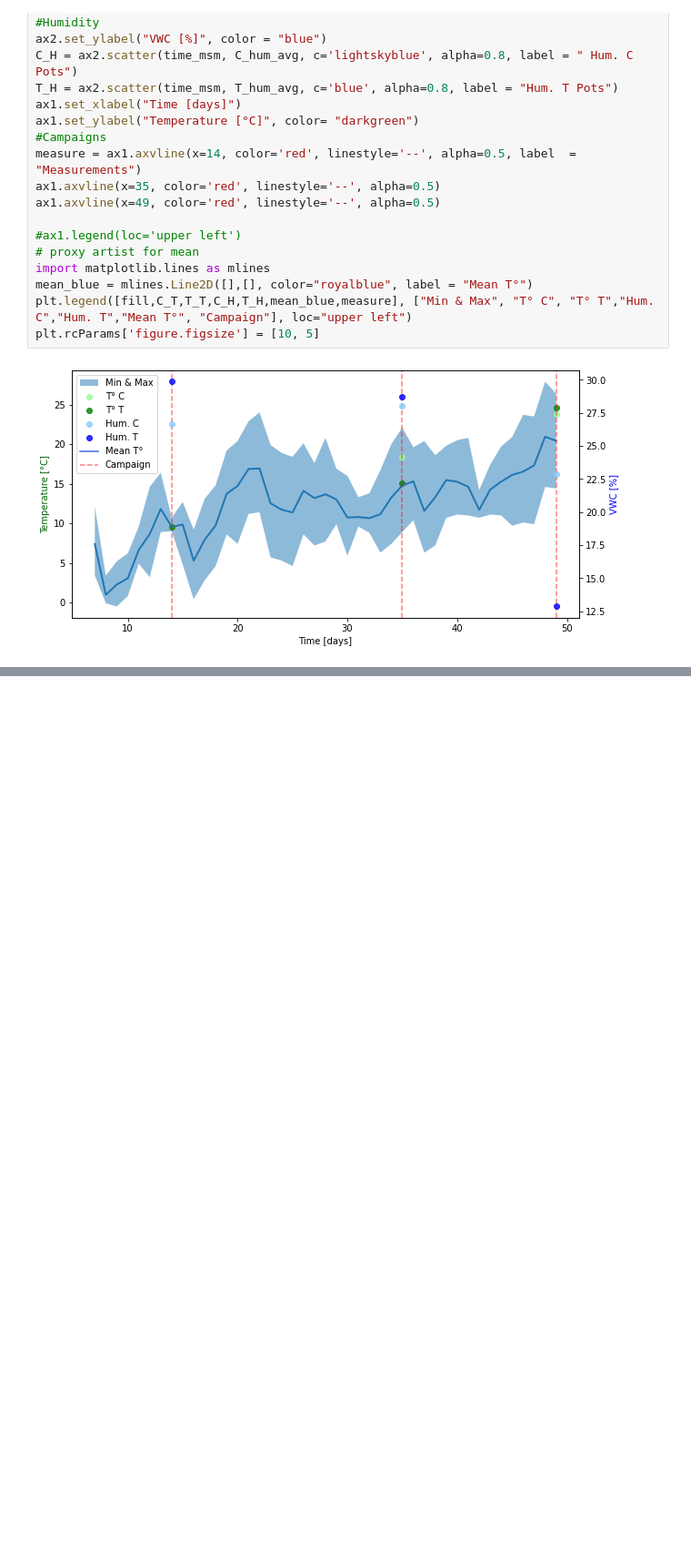
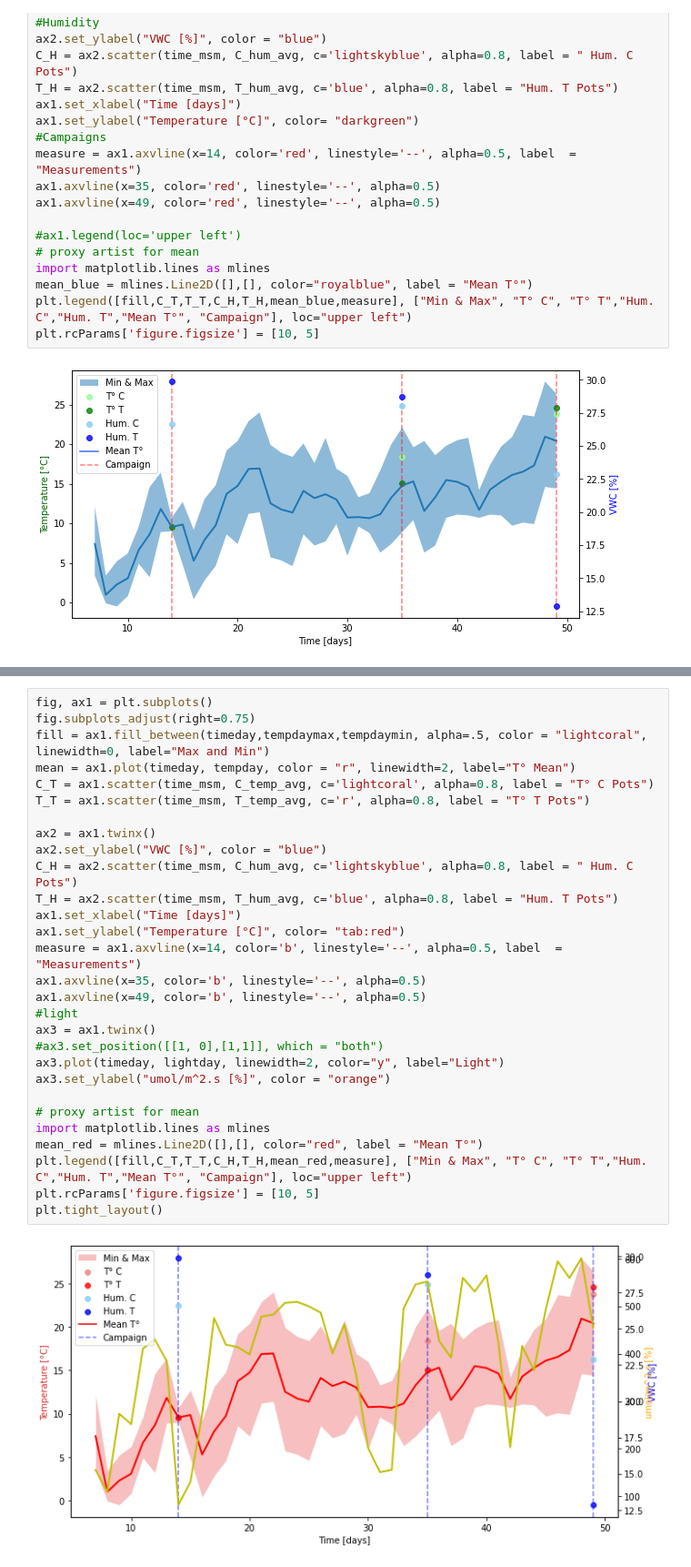
Before and after one commit to matheogodenzi/Ecology, a Jupyter notebook: Data_analysis.ipynb, the cells around one changed output, grey strips where cells are left out. Shown: that part at 91% size. Cells and saved outputs as stored; diff of their text form; blank space fills up the shorter version.

```diff
--- a/Data_analysis.ipynb
+++ b/Data_analysis.ipynb
@@ -186,3 +204,34 @@ plt.tight_layout()
+# %%
+fig, ax1 = plt.subplots()
+fig.subplots_adjust(right=0.75)
+fill = ax1.fill_between(timeday,tempdaymax,tempdaymin, alpha=.5, color = "lightcoral", linewidth=0, label="Max and Min")
+mean = ax1.plot(timeday, tempday, color = "r", linewidth=2, label="T° Mean")
+C_T = ax1.scatter(time_msm, C_temp_avg, c='lightcoral', alpha=0.8, label = "T° C Pots")
+T_T = ax1.scatter(time_msm, T_temp_avg, c='r', alpha=0.8, label = "T° T Pots")
+
+ax2 = ax1.twinx()
+ax2.set_ylabel("VWC [%]", color = "blue")
+C_H = ax2.scatter(time_msm, C_hum_avg, c='lightskyblue', alpha=0.8, label = " Hum. C Pots")
+T_H = ax2.scatter(time_msm, T_hum_avg, c='blue', alpha=0.8, label = "Hum. T Pots")
+ax1.set_xlabel("Time [days]")
+ax1.set_ylabel("Temperature [°C]", color= "tab:red")
+measure = ax1.axvline(x=14, color='b', linestyle='--', alpha=0.5, label  = "Measurements")
+ax1.axvline(x=35, color='b', linestyle='--', alpha=0.5)
+ax1.axvline(x=49, color='b', linestyle='--', alpha=0.5)
+#light
+ax3 = ax1.twinx()
+#ax3.set_position([[1, 0],[1,1]], which = "both")
+ax3.plot(timeday, lightday, linewidth=2, color="y", label="Light")
+ax3.set_ylabel("umol/m^2.s [%]", color = "orange")
+
+# proxy artist for mean
+import matplotlib.lines as mlines
+mean_red = mlines.Line2D([],[], color="red", label = "Mean T°")
+plt.legend([fill,C_T,T_T,C_H,T_H,mean_red,measure], ["Min & Max", "T° C", "T° T","Hum. C","Hum. T","Mean T°", "Campaign"], loc="upper left")
+plt.rcParams['figure.figsize'] = [10, 5]
+plt.tight_layout()
+# %% [output]
+[figure, added]
 # %%
 # same but with light
 light = dataset.iloc[0:2062,1]
```
Also changed, not shown: parts of 12 cells of this notebook, 1 other file.
